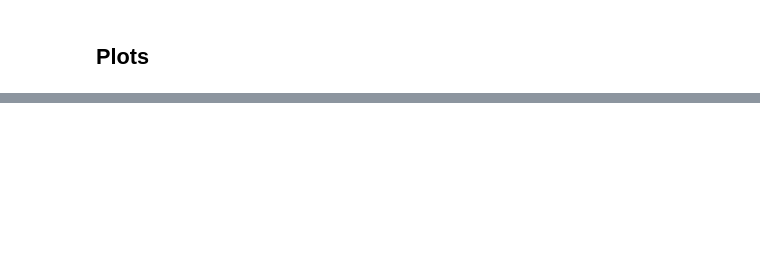
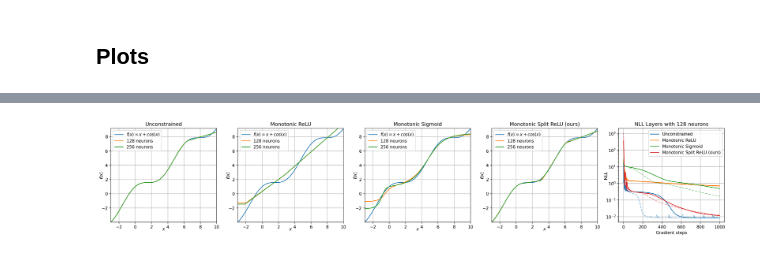
Before and after one commit to davidesartor/inverseCDF, a Jupyter notebook: proof_and_plots.ipynb, the cells around one changed output, grey strips where cells are left out. Saved outputs shown, nothing was run; the diff lists cells and outputs as text; code cells hidden in the pictures; blank space fills up the shorter version.

```diff
--- a/proof_and_plots.ipynb
+++ b/proof_and_plots.ipynb
@@ -248,0 +270,49 @@ plt.savefig("/Users/albertosinigaglia/Desktop/losses.pdf")
+# %%
+fig, axs = plt.subplots(1, len(models)+1, figsize=(26, 4), dpi=150)
+titles=[
+    "Unconstrained",
+    "Monotonic ReLU",
+    "Monotonic Sigmoid",
+    "Monotonic Split ReLU (ours)",
+]
+for i in range(len(models)):
+    axs[i].plot(x,y, label="$f(x)=x+cos(x)$")
+    axs[i].plot(x, models[i][1](x).detach(), label=f"{DIM} neurons")
+    axs[i].plot(x, models_other[i][1](x).detach(), label=f"{OTHERDIM} neurons")
+    axs[i].set_title(titles[i])
+    axs[i].legend()
+    axs[i].grid()
+    axs[i].set_xlim(x.min(), x.max())
+    axs[i].set_ylim(y.min(), y.max())
+    axs[i].set_ylabel("$f(x)$", labelpad=-5)
+    axs[i].set_xlabel("$x$", labelpad=-5)
+
+
+
+# for (_, loss), name in zip(model_losses.items(), titles):
+#     axs[4].semilogy(loss, label=name)
+
+# for (_, loss), name in zip(model_other_losses.items(), titles):
+#     axs[5].semilogy(loss, label=name)
+i = 0
+for ((_, loss), (_, loss_other)), name in zip(zip(model_losses.items(), model_other_losses.items()), titles):
+    axs[4].semilogy(loss, label=name, c=f"C{i}")
+    axs[4].semilogy(loss_other, label="_nolabel_", c=f"C{i}", alpha=0.5, linestyle="dashed")
+    i+=1
+
+axs[4].set_ylabel("NLL", labelpad=-5)
+#axs[5].set_ylabel("NLL", labelpad=-5)
+axs[4].set_xlabel("Gradient steps")
+#axs[5].set_xlabel("Gradient steps")
+
+axs[4].set_title(f"NLL Layers with {DIM} neurons")
+#axs[5].set_title(f"NLL Layers with {OTHERDIM} neurons")
+
+axs[4].legend()
+axs[4].grid()
+#axs[5].legend()
+#axs[5].grid()
+
+plt.savefig("./joint_loss_comparison.pdf", bbox_inches='tight')
+# %% [output]
+[figure, added]
```
Also changed, not shown: parts of 8 cells of this notebook, 7 other files.
